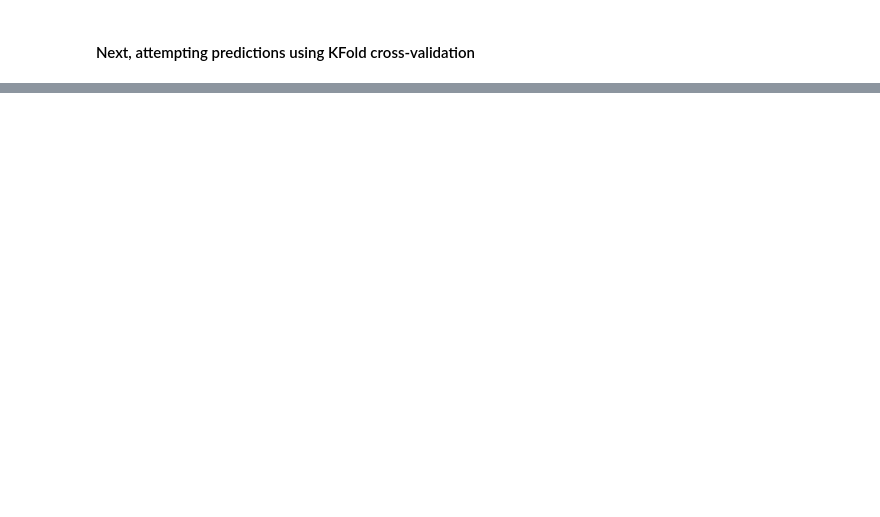
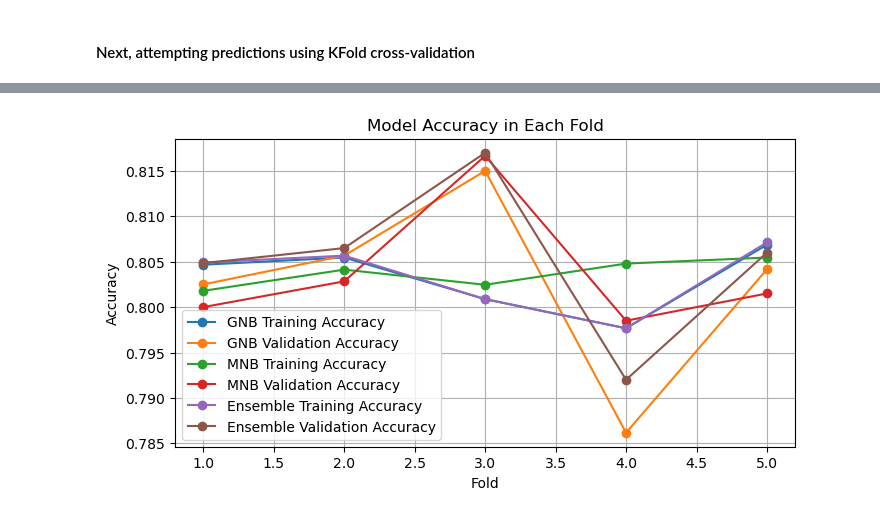
Before and after one commit to DatasanAli/AAI-501-Grp1, a Jupyter notebook: notebooks/naive-bayes.ipynb, the cells around one changed output, grey strips where cells are left out. Drawn from its saved outputs; the diff is of its cells as text; code cells hidden in the pictures; blank space fills up the shorter version.

```diff
--- a/notebooks/naive-bayes.ipynb
+++ b/notebooks/naive-bayes.ipynb
@@ -181,21 +200,26 @@ for fold, (train_idx, val_idx) in enumerate(kf.split(X)):
 n_splits = 5
 kf = KFold(n_splits=n_splits, shuffle=True, random_state=42)
 
+train_indices = []
+validation_indices = []
+
 # Store scores for averaging
-train_scores = []
-validation_scores = []
+gnb_train_scores = []
+gnb_validation_scores = []
+mnb_train_scores = []
+mnb_validation_scores = []
+
+ensemble_train_scores = []
+ensemble_validation_scores = []
 
 for fold, (train_idx, val_idx) in enumerate(kf.split(X)):
     print(f"\nFold {fold + 1}/{n_splits}")
+    train_indices.append(train_idx)
+    validation_indices.append(val_idx)
 
     # Split dataset into training and validation sets
     X_train, X_val = X.iloc[train_idx], X.iloc[val_idx]
-    y_train, y_val = y.iloc[train_idx], y.iloc[val_idx]
-
-    # Ensure y_train and y_val are 1-dimensional if y is a DataFrame with a single target column
-    # These will convert DataFrame columns to 1D numpy arrays
-    y_train = y_train.squeeze().values
-    y_val = y_val.squeeze().values
+    y_train, y_val = y.iloc[train_idx].squeeze().values, y.iloc[val_idx].squeeze().values
 
     # Fit both pipelines on the training data
     pipeline_gnb.fit(X_train, y_train)
@@ -205,33 +229,70 @@ for fold, (train_idx, val_idx) in enumerate(kf.split(X)):
     y_train_pred_gnb = pipeline_gnb.predict(X_train)
     y_train_pred_mnb = pipeline_mnb.predict(X_train)
 
-    # Average the training predictions
+    # Calculate individual training accuracies
+    gnb_train_accuracy = accuracy_score(y_train, y_train_pred_gnb)
+    mnb_train_accuracy = accuracy_score(y_train, y_train_pred_mnb)
+    gnb_train_scores.append(gnb_train_accuracy)
+    mnb_train_scores.append(mnb_train_accuracy)
+
+    # Average the training predictions for ensemble
     avg_train_predictions = (y_train_pred_gnb + y_train_pred_mnb) / 2
-    avg_train_predictions = np.round(avg_train_predictions).astype(int)  # Convert averages to discrete class predictions
+    avg_train_predictions = np.round(avg_train_predictions).astype(int)
+    ensemble_train_accuracy = accuracy_score(y_train, avg_train_predictions)
+    ensemble_train_scores.append(ensemble_train_accuracy)
 
-    # Compute training accuracy
-    train_accuracy = accuracy_score(y_train, avg_train_predictions)
-    train_scores.append(train_accuracy)
-
-    # Predict probabilities on the validation set and combine predictions
+    # Predict probabilities on the validation set
     probs_gnb = pipeline_gnb.predict_proba(X_val)
     probs_mnb = pipeline_mnb.predict_proba(X_val)
+
+    # Calculate individual validation accuracies
+    y_val_pred_gnb = np.argmax(probs_gnb, axis=1)
+    y_val_pred_mnb = np.argmax(probs_mnb, axis=1)
+    gnb_val_accuracy = accuracy_score(y_val, y_val_pred_gnb)
+    mnb_val_accuracy = accuracy_score(y_val, y_val_pred_mnb)
+    gnb_validation_scores.append(gnb_val_accuracy)
+    mnb_validation_scores.append(mnb_val_accuracy)
+
+    # Average the validation probabilities for ensemble
     avg_probs = (probs_gnb + probs_mnb) / 2
     final_predictions = np.argmax(avg_probs, axis=1)
+    ensemble_validation_accuracy = accuracy_score(y_val, final_predictions)
+    ensemble_validation_scores.append(ensemble_validation_accuracy)
 
-    # Compute and append validation accuracy
-    validation_accuracy = accuracy_score(y_val, final_predictions)
-    validation_scores.append(validation_accuracy)
-
-    print(f"Training Accuracy for current fold: {train_accuracy:.2f}")
-    print(f"Validation Accuracy for current fold: {validation_accuracy:.2f}")
+    # Output fold results
+    print(f"GNB Training Accuracy: {gnb_train_accuracy:.2f}, Validation Accuracy: {gnb_val_accuracy:.2f}")
+    print(f"MNB Training Accuracy: {mnb_train_accuracy:.2f}, Validation Accuracy: {mnb_val_accuracy:.2f}")
+    print(f"Ensemble Training Accuracy: {ensemble_train_accuracy:.2f}, Validation Accuracy: {ensemble_validation_accuracy:.2f}")
 
 # Calculate average scores across all folds
-average_train_score = np.mean(train_scores)
-average_val_score = np.mean(validation_scores)
+average_gnb_train = np.mean(gnb_train_scores)
+average_gnb_val = np.mean(gnb_validation_scores)
+average_mnb_train = np.mean(mnb_train_scores)
+average_mnb_val = np.mean(mnb_validation_scores)
 
-print("\nK-Fold Cross-Validation Results for Ensemble Naive Bayes Model:")
-print(f"Average Training Accuracy: {average_train_score:.2f}")
-print(f"Average Validation Accuracy: {average_val_score:.2f}")
+average_ensemble_train = np.mean(ensemble_train_scores)
+average_ensemble_val = np.mean(ensemble_validation_scores)
+
+print("\nFinal K-Fold Cross-Validation Results:")
+print(f"GNB Average Training Accuracy: {average_gnb_train:.2f}, Average Validation Accuracy: {average_gnb_val:.2f}")
+print(f"MNB Average Training Accuracy: {average_mnb_train:.2f}, Average Validation Accuracy: {average_mnb_val:.2f}")
+print(f"Ensemble Average Training Accuracy: {average_ensemble_train:.2f}, Average Validation Accuracy: {average_ensemble_val:.2f}")
+# Plot the accuracy of the model in each fold
+folds = range(1, n_splits + 1)
+
+plt.figure(figsize=(8, 4))
+plt.plot(folds, gnb_train_scores, marker='o', label='GNB Training Accuracy')
+plt.plot(folds, gnb_validation_scores, marker='o', label='GNB Validation Accuracy')
+plt.plot(folds, mnb_train_scores, marker='o', label='MNB Training Accuracy')
+plt.plot(folds, mnb_validation_scores, marker='o', label='MNB Validation Accuracy')
+plt.plot(folds, ensemble_train_scores, marker='o', label='Ensemble Training Accuracy')
+plt.plot(folds, ensemble_validation_scores, marker='o', label='Ensemble Validation Accuracy')
+
+plt.xlabel('Fold')
+plt.ylabel('Accuracy')
+plt.title('Model Accuracy in Each Fold')
+plt.legend()
+plt.grid(True)
+plt.show()
 # %% [output]
 Fold 1/5
@@ -253,0 +315 @@ Average Validation Accuracy: 0.81
+[figure, added]
```
Also changed, not shown: parts of 8 cells of this notebook.
